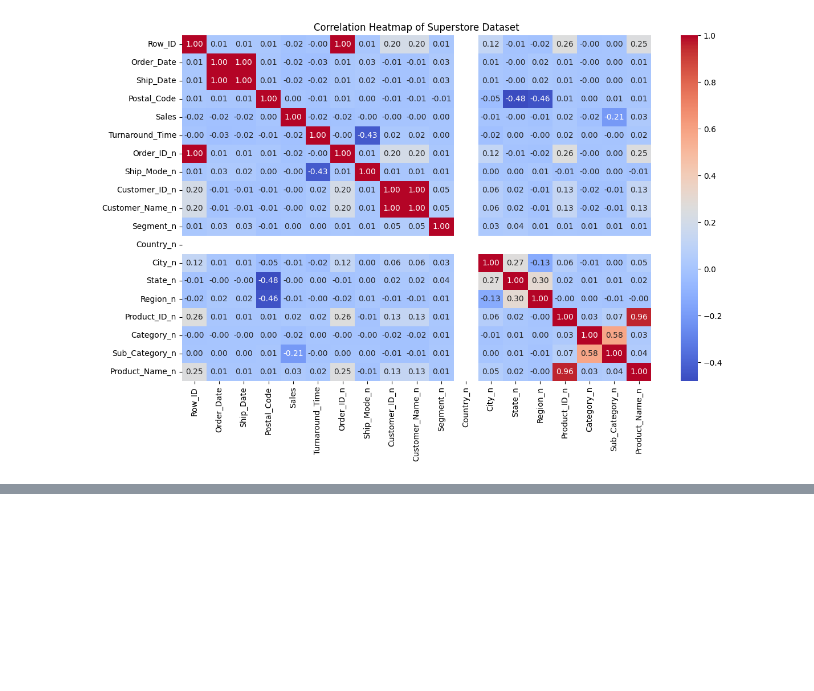
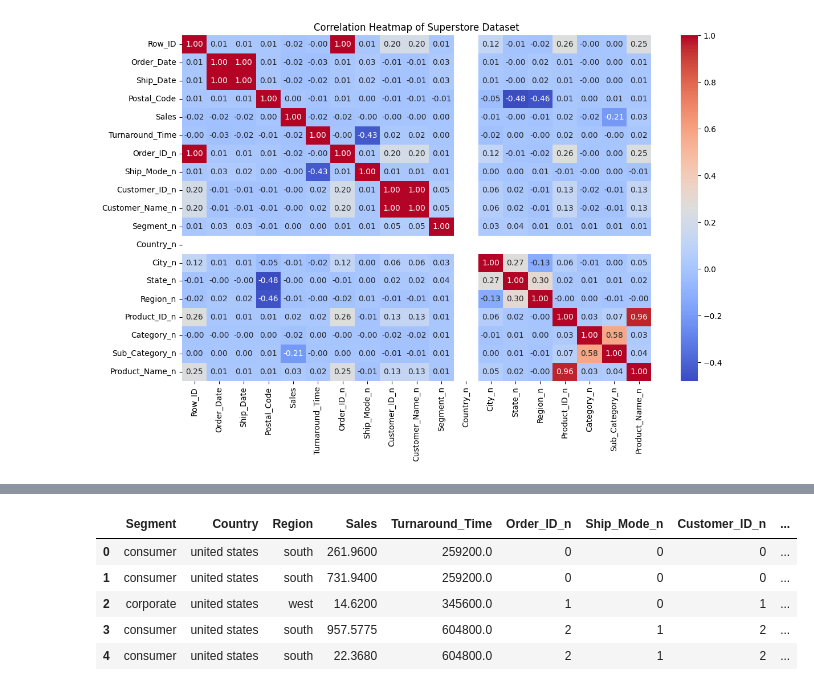
Before and after one commit to dholmes3514/4Geeks_final_project, a Jupyter notebook: notebooks/EDA Notebook.ipynb, the cells around one changed output, grey strips where cells are left out. Drawn from its saved outputs; the diff is of its cells as text; code cells hidden in the pictures; blank space fills up the shorter version.

```diff
--- a/notebooks/EDA Notebook.ipynb
+++ b/notebooks/EDA Notebook.ipynb
@@ -434,8 +429,15 @@ df_filtered = df_filtered.drop(columns=["Order_ID", "Customer_ID", "Product_ID",
 # %%
 df_filtered.to_csv("clean_superstore_dataset.csv2", index=False)
 # %%
-User_input = df_filtered.drop(columns=["Row_ID", "Order_Date","Customer_Name_encoded","City_encoded", "Segment_consumer",
-                                       "Segment_corporate","Segment_home office","Country_united states","Region_central","Region_east",
-                                       "Region_south","Region_west", "Product_Name"])
+User_input = df_filtered.drop(columns=["Row_ID","Order_Date","Customer_Name_encoded","City_encoded","Product_Name"])
+# %%
+User_input.head()
+# %% [output]
+|  | Segment | Country | Region | Sales | Turnaround_Time | Order_ID_n | Ship_Mode_n | Customer_ID_n | ... |
+| 0 | consumer | united states | south | 261.9600 | 259200.0 | 0 | 0 | 0 | ... |
+| 1 | consumer | united states | south | 731.9400 | 259200.0 | 0 | 0 | 0 | ... |
+| 2 | corporate | united states | west | 14.6200 | 345600.0 | 1 | 0 | 1 | ... |
+| 3 | consumer | united states | south | 957.5775 | 604800.0 | 2 | 1 | 2 | ... |
+| 4 | consumer | united states | south | 22.3680 | 604800.0 | 2 | 1 | 2 | ... |
 # %%
 User_input.to_csv("training_data")
```
Also changed, not shown: parts of 9 cells of this notebook, 3 other files.
